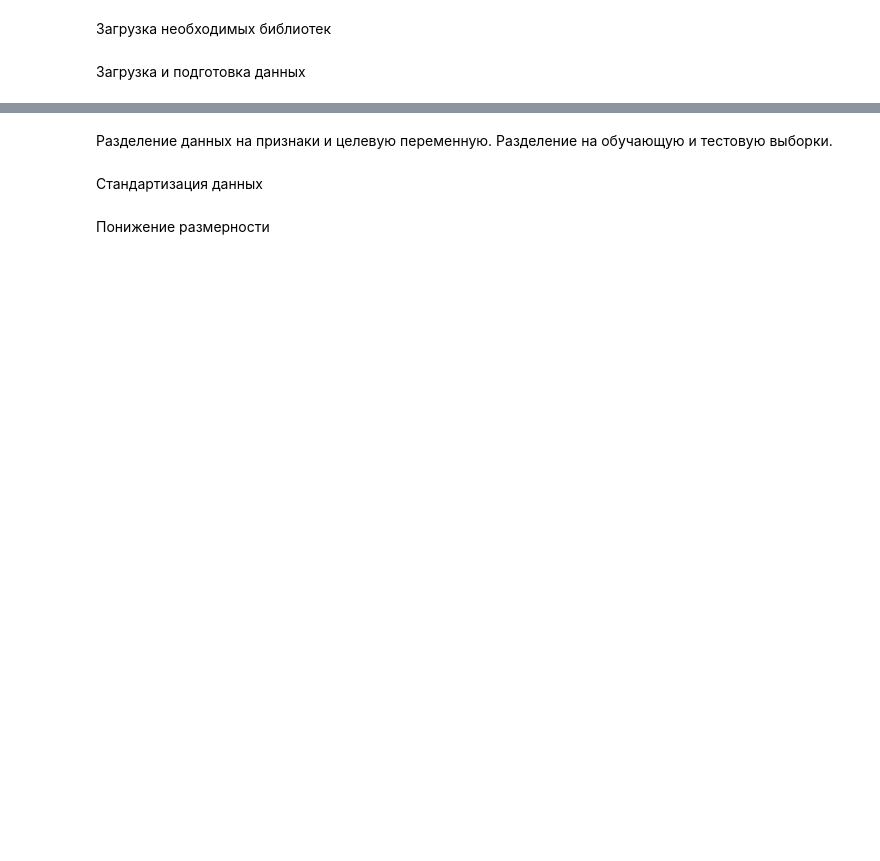
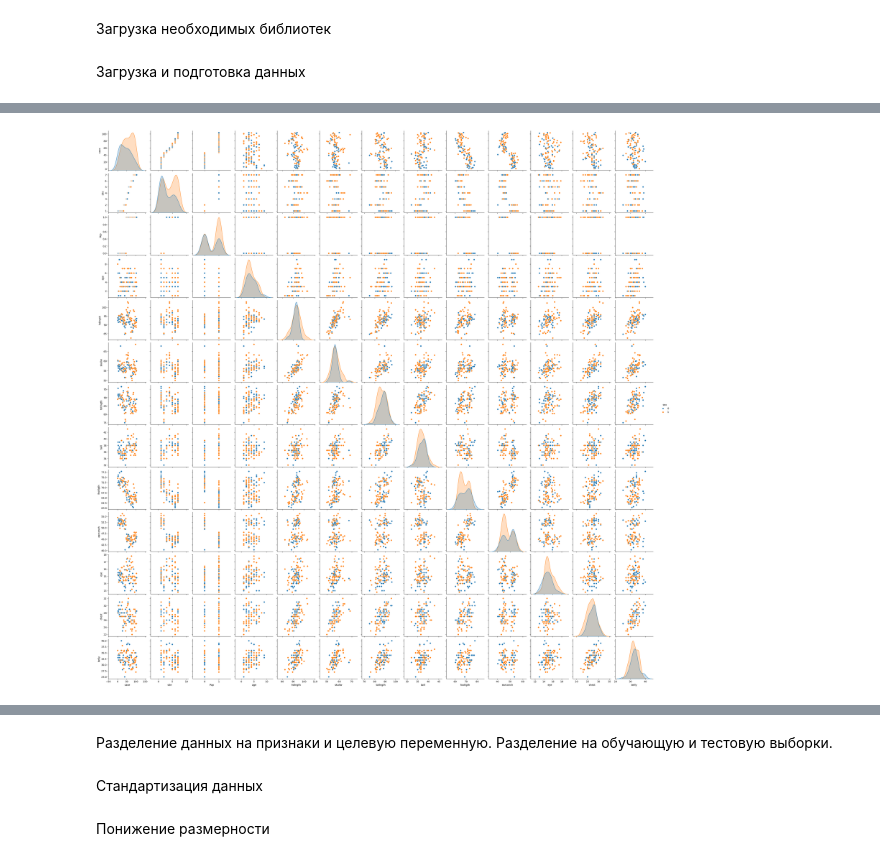
Before and after one commit to TimoxGagarin/belhard_ds, a Jupyter notebook: hw2/hw2.ipynb, the cells around one changed output, grey strips where cells are left out. Saved outputs shown, nothing was run; the diff lists cells and outputs as text; code cells hidden in the pictures; blank space fills up the shorter version.

```diff
--- a/hw2/hw2.ipynb
+++ b/hw2/hw2.ipynb
@@ -44,0 +62,5 @@ dtype: object
+# %%
+sns.pairplot(df, hue='sex')
+plt.show()
+# %% [output]
+[figure, added]
```
Also changed, not shown: parts of 11 cells of this notebook.
